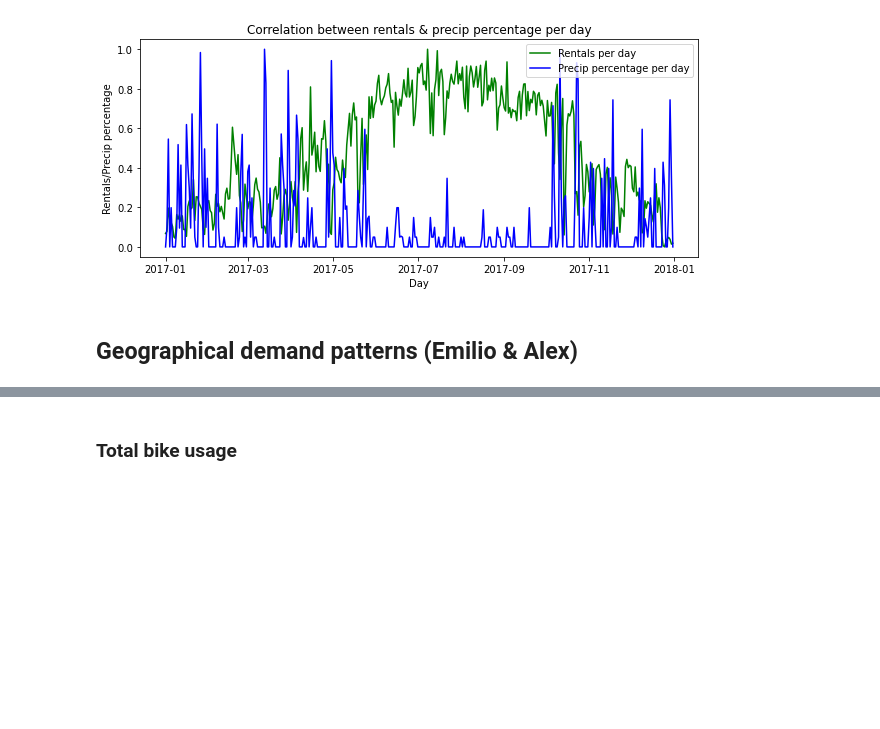
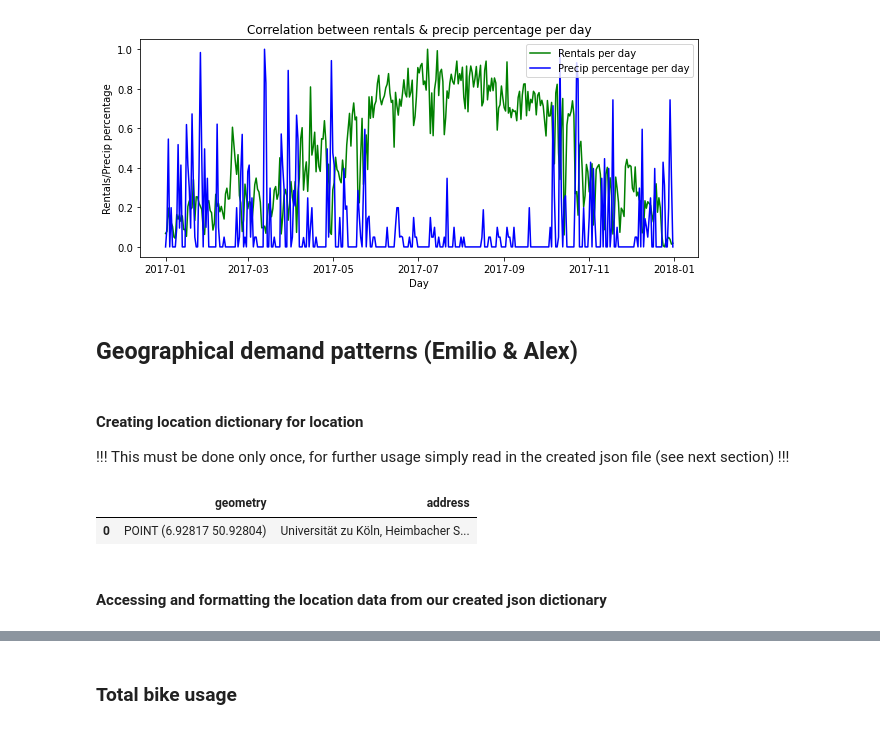
Before and after one commit to NeffIsBack/ThePredictors_DSML_Team_Assignment, a Jupyter notebook: Descriptive_Analytics.ipynb, the cells around one changed output, grey strips where cells are left out. Saved outputs shown, nothing was run; the diff lists cells and outputs as text; code cells hidden in the pictures; blank space fills up the shorter version.

```diff
--- a/Descriptive_Analytics.ipynb
+++ b/Descriptive_Analytics.ipynb
@@ -712,0 +696,9 @@ plt.show()
+# %% [markdown]
+#### Creating location dictionary for location
+!!! This must be done only once, for further usage simply read in the created json file (see next section) !!!
+# %%
+# example api request
+geocode("Universität zu Köln", provider="nominatim", user_agent='my_request')
+# %% [output]
+|  | geometry | address |
+| 0 | POINT (6.92817 50.92804) | Universität zu Köln, Heimbacher S... |
@@ -712,0 +728,2 @@ plt.show()
+# %% [markdown]
+#### Accessing and formatting the location data from our created json dictionary
```
Also changed, not shown: parts of 50 cells of this notebook, 2 other files.
